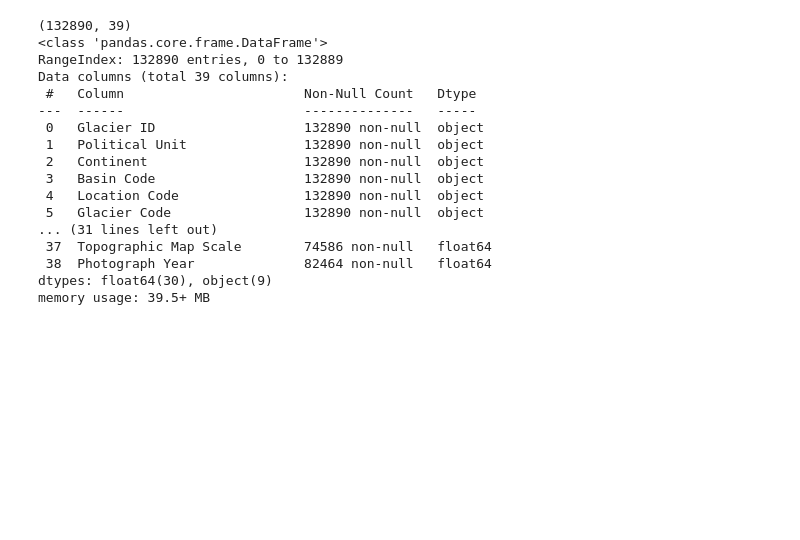
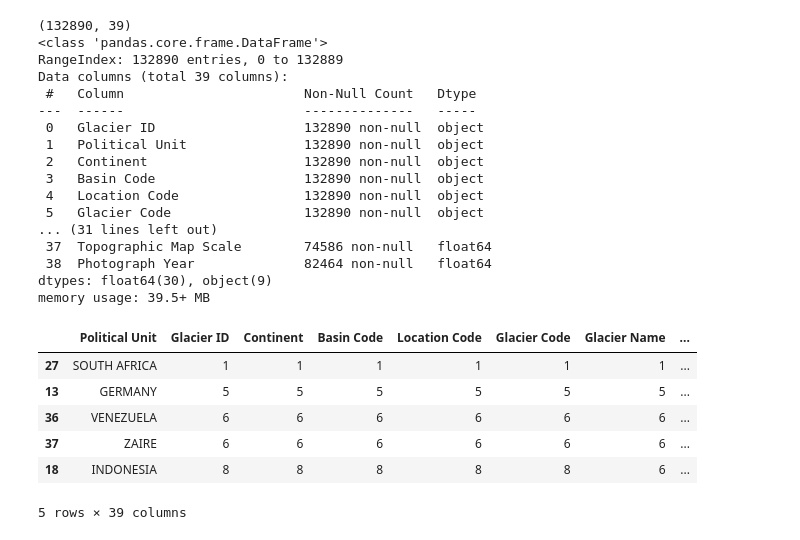
Before and after one commit to wbb-67/World-Glacier-Inventory-Data, a Jupyter notebook: World Glacier Inventory Data.ipynb, the cells around one changed output. Cells and saved outputs as stored; diff of their text form; code cells hidden in the pictures; blank space fills up the shorter version.

```diff
--- a/World Glacier Inventory Data.ipynb
+++ b/World Glacier Inventory Data.ipynb
@@ -53,0 +59,11 @@ memory usage: 39.5+ MB
+# %%
+df = df.sort_values('Glacier ID')
+df.head()
+# %% [output]
+|  | Political Unit | Glacier ID | Continent | Basin Code | Location Code | Glacier Code | Glacier Name | ... |
+| 27 | SOUTH AFRICA | 1 | 1 | 1 | 1 | 1 | 1 | ... |
+| 13 | GERMANY | 5 | 5 | 5 | 5 | 5 | 5 | ... |
+| 36 | VENEZUELA | 6 | 6 | 6 | 6 | 6 | 6 | ... |
+| 37 | ZAIRE | 6 | 6 | 6 | 6 | 6 | 6 | ... |
+| 18 | INDONESIA | 8 | 8 | 8 | 8 | 8 | 6 | ... |
+5 rows × 39 columns
```
Also changed, not shown: parts of 3 cells of this notebook.
